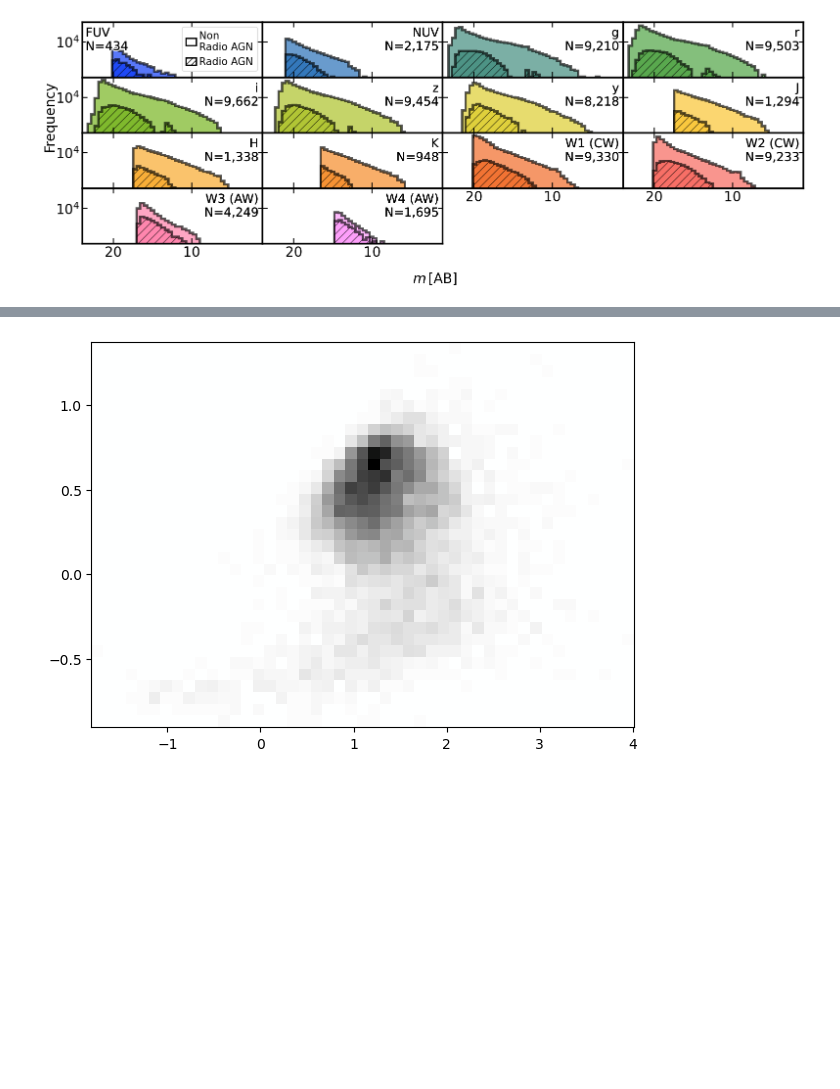
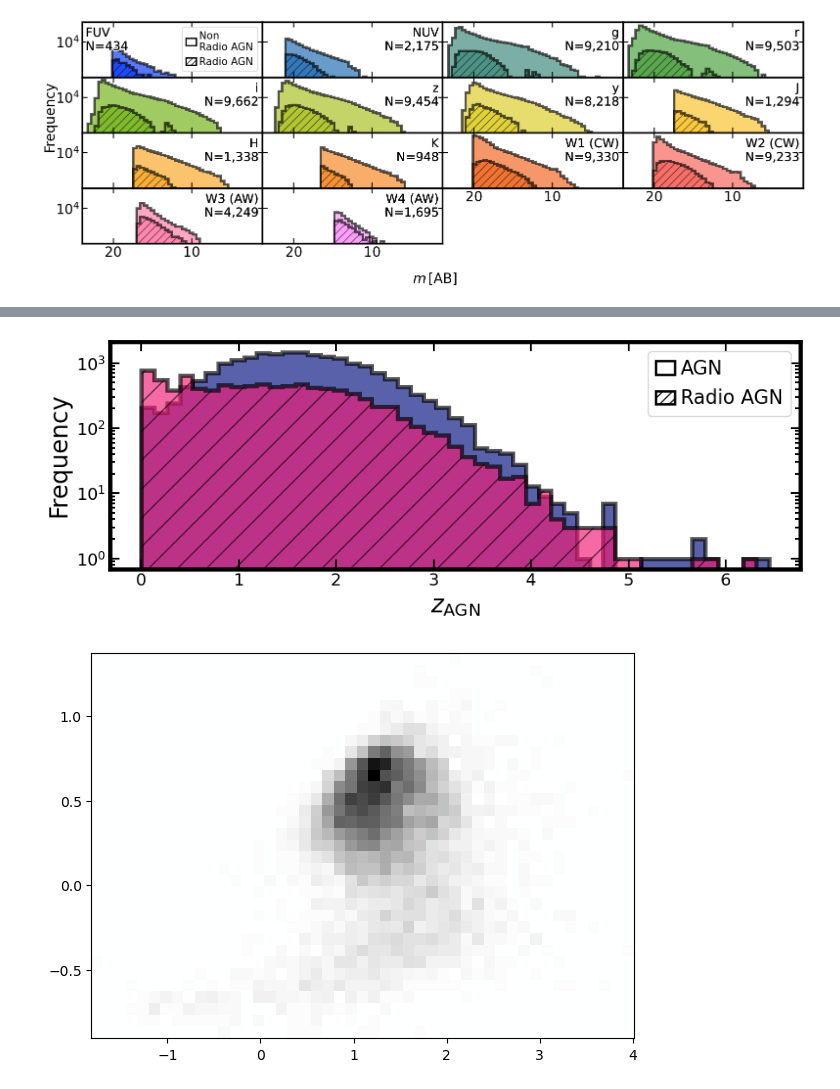
Before and after one commit to racarvajal/Pipeline_RG_z_ML, a Jupyter notebook: describe_data.ipynb, the cells around one changed output, grey strips where cells are left out. Saved outputs shown, nothing was run; the diff lists cells and outputs as text; code cells hidden in the pictures; blank space fills up the shorter version.

```diff
--- a/describe_data.ipynb
+++ b/describe_data.ipynb
@@ -366,3 +371,46 @@ plt.show()
+# %%
+fig             = plt.figure(figsize=(9,3.5))
+ax1             = fig.add_subplot(111, xscale='linear', yscale='log')
+
+
+filt_AGN        = np.array(full_catalog_df.loc[:, 'is_AGN'] == 1)
+filt_nrad_AGN   = np.array(full_catalog_df.loc[:, 'radio_detect'] == 0) & np.array(full_catalog_df.loc[:, 'is_AGN'] == 1)
+filt_radio_AGN  = np.array(full_catalog_df.loc[:, 'radio_detect'] == 1) & np.array(full_catalog_df.loc[:, 'is_AGN'] == 1)
+
+min_z           = full_catalog_df.loc[:, 'Z'].min()
+max_z           = full_catalog_df.loc[:, 'Z'].max()
+z_bins          = np.linspace(min_z, max_z, 50)
+
+_, bins, _ = ax1.hist(full_catalog_df.loc[filt_nrad_AGN, 'Z'], bins=z_bins, histtype='stepfilled', ec='k',
+                      fc=plt.get_cmap('cet_bmy',3)(0.0), lw=3.5, label='AGN', alpha=0.65, density=False)
+ax1.hist(full_catalog_df.loc[filt_radio_AGN, 'Z'], bins=z_bins, histtype='stepfilled', ec='k',
+         fc=plt.get_cmap('cet_bmy',3)(0.5), lw=3.5, label='Radio AGN', alpha=0.65, density=False, hatch='/')
+
+AGN_patch       = mpatches.Patch(fc='None', ec='k', label='AGN', lw=2.0)
+radio_AGN_patch = mpatches.Patch(fc='None', ec='k', label='Radio AGN', hatch='///', lw=2.0)
+ax1.legend(handles=[AGN_patch, radio_AGN_patch], loc=1, fontsize=16,
+              handletextpad=0.3, handlelength=1.0)
+
+ax1.tick_params(which='both', top=True, right=True, direction='in')
+ax1.tick_params(axis='both', which='major', labelsize=14)
+ax1.tick_params(which='major', length=8, width=1.5)
+ax1.tick_params(which='minor', length=4, width=1.5)
+# ax1.set_xlabel('$m_{\mathrm{W1}}\, \mathrm{[AB]}$', size=20)
+ax1.set_xlabel('$z_{\mathrm{AGN}}$', size=20)
+# ax1.set_ylabel('Normalised\nFrequency', size=20)
+ax1.set_ylabel('Frequency', size=20)
+# ax1.set_ylabel('Frequency', size=20)
+plt.setp(ax1.spines.values(), linewidth=3.5)
+plt.setp(ax1.spines.values(), linewidth=3.5)
+# plt.legend(loc=1, fontsize=14)
+# ax1.set_xlim(left=2.8, right=20.2)
+#ax1.set_aspect('equal', 'box')
+fig.tight_layout()
+if save_plot_flag:
+    plt.savefig(f'plots/hist_z_radio_non_radio_AGN_{used_area}.pdf', bbox_inches='tight')
+plt.show()
+# %% [output]
+[figure, added]
 # %%
 fig_temp             = plt.figure(figsize=(7,5))
 ax1_temp             = fig_temp.add_subplot(111, xscale='linear', yscale='linear',  projection='scatter_density')
```
Also changed, not shown: parts of 1 cell of this notebook.
